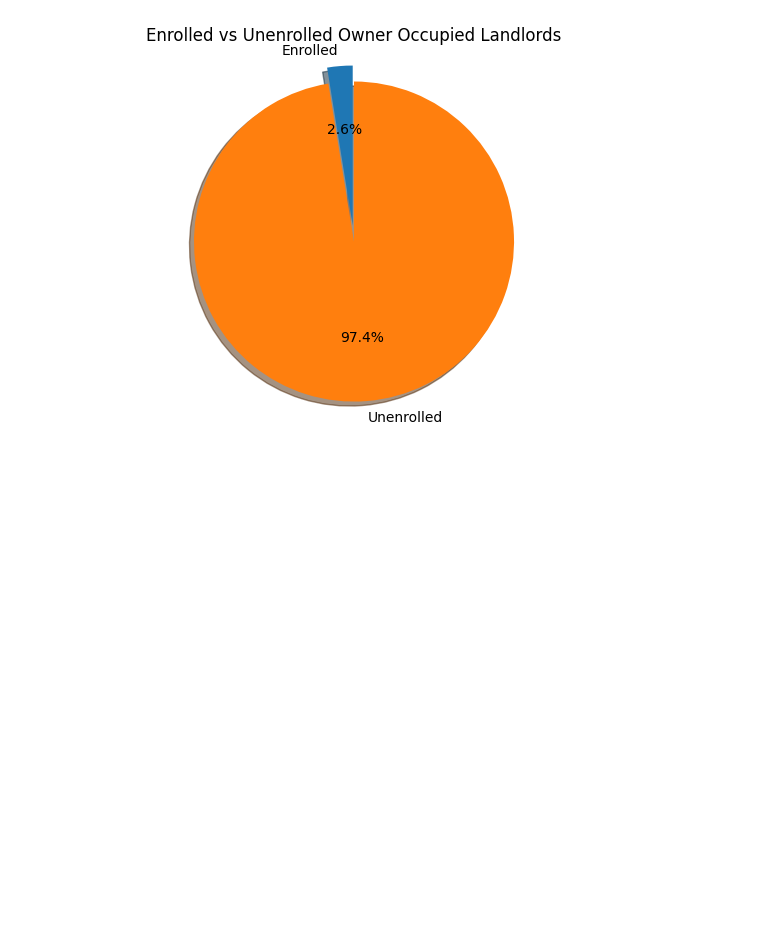
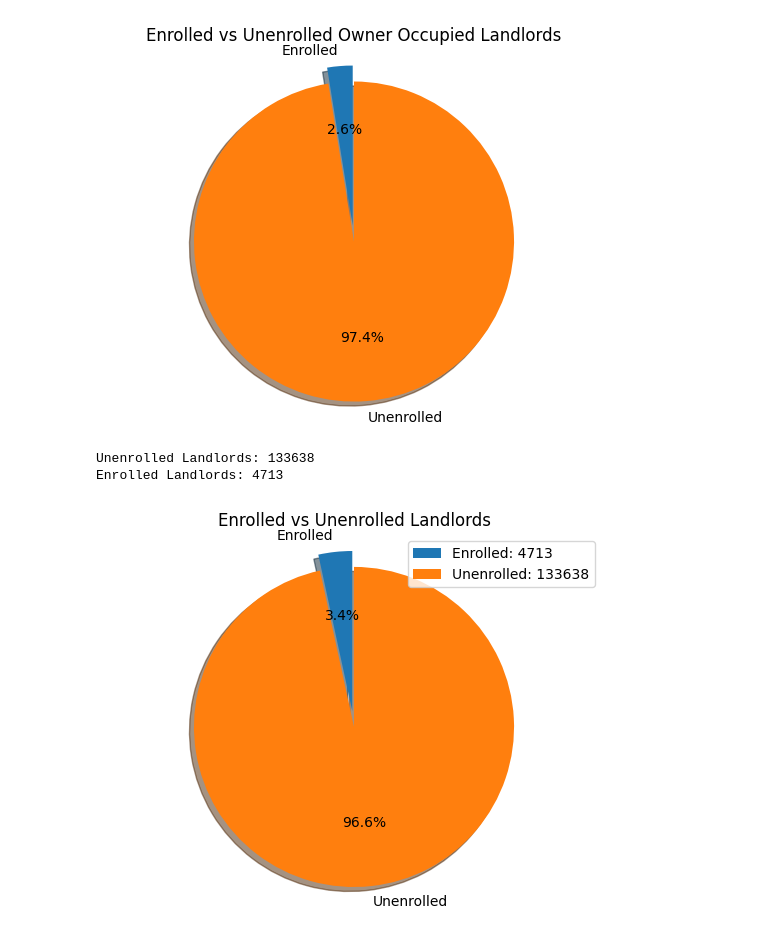
Before and after one commit to BU-Spark/ds-councilor-louijeune-small-landlord, a Jupyter notebook: fall22-team-5/deliverable1/analysis.ipynb, the cells around one changed output. Drawn from its saved outputs; the diff is of its cells as text; code cells hidden in the pictures; blank space fills up the shorter version.

```diff
--- a/fall22-team-5/deliverable1/analysis.ipynb
+++ b/fall22-team-5/deliverable1/analysis.ipynb
@@ -314,3 +314,43 @@ plt.title('Enrolled vs Unenrolled Owner Occupied Landlords')
 plt.show()
 # %% [output]
 [figure]
+# %%
+# get all IS_AFFORDABLE == FALSE
+not_affordable = overlayed_all_housing[overlayed_all_housing['IS_AFFORDABLE'] == False]
+
+# get all IS_AFFORDABLE == TRUE
+affordable = overlayed_all_housing[overlayed_all_housing['IS_AFFORDABLE'] == True]
+
+# get all OWNERS in not_affordable but not in affordable
+unenrolled_owners = not_affordable[~not_affordable['OWNER'].isin(affordable['OWNER'])]
+
+# remove all duplicate OWNERs in unenrolled_owners
+unenrolled_owners = unenrolled_owners.drop_duplicates(subset=['OWNER'])
+
+# remove all duplicate OWNERs in affordable
+enrolled_owners = affordable.drop_duplicates(subset=['OWNER'])
+
+print('Unenrolled Landlords:', len(unenrolled_owners))
+print('Enrolled Landlords:', len(enrolled_owners))
+# %% [output]
+Unenrolled Landlords: 133638
+Enrolled Landlords: 4713
+# %%
+# plot number of enrolled_owners vs unenrolled_owners
+labels = 'Enrolled', 'Unenrolled'
+sizes = [len(enrolled_owners), len(unenrolled_owners)]
+explode = (0.1, 0)  # only "explode" the 2nd slice (i.e. 'Hogs')
+
+fig1, ax1 = plt.subplots()
+ax1.pie(sizes, explode=explode, labels=labels, autopct='%1.1f%%',
+        shadow=True, startangle=90)
+ax1.axis('equal')  # Equal aspect ratio ensures that pie is drawn as a circle.
+
+# show number of enrolled_owners vs unenrolled_owners in legend
+plt.legend(['Enrolled: ' + str(len(enrolled_owners)), 'Unenrolled: ' + str(len(unenrolled_owners))])
+
+# title
+plt.title('Enrolled vs Unenrolled Landlords')
+plt.show()
+# %% [output]
+[figure, added]
```
Also changed, not shown: parts of 1 cell of this notebook.
